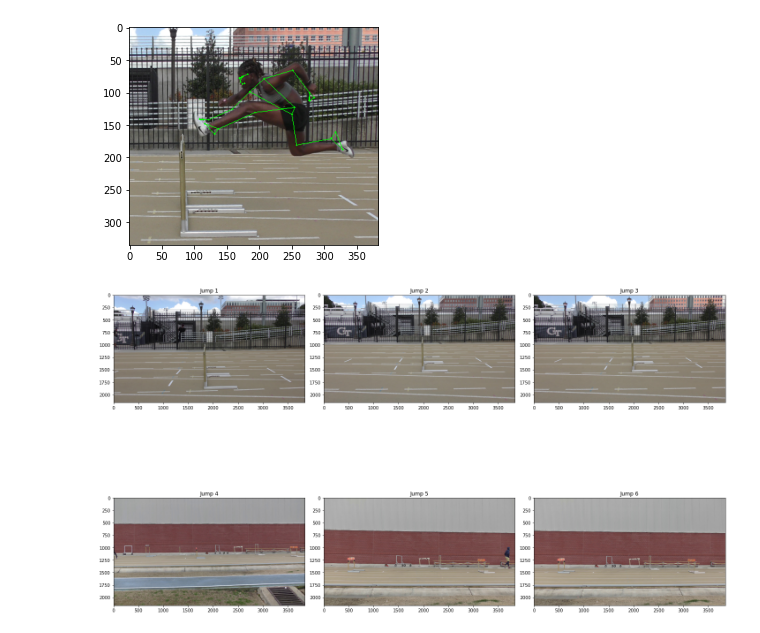
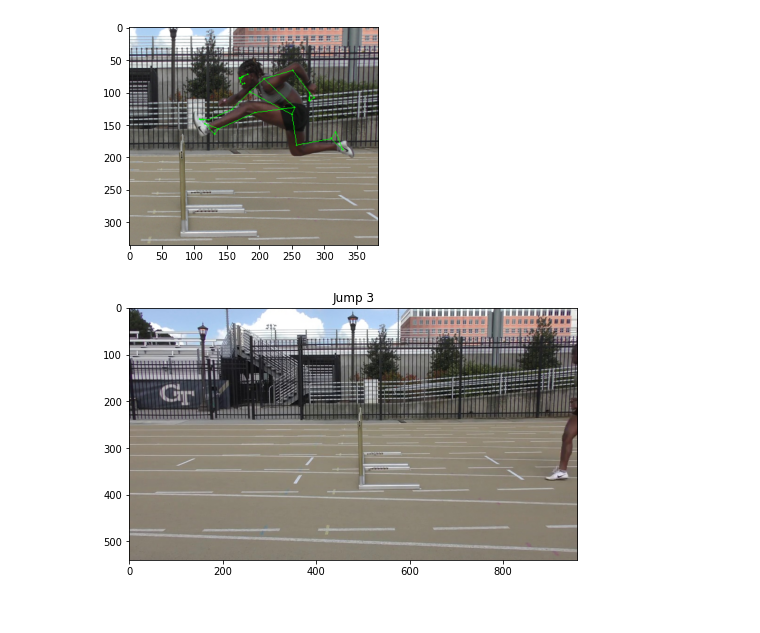
Before and after one commit to ayau/hackalytics, a Jupyter notebook: test notebook.ipynb, the cells around one changed output. Saved outputs shown, nothing was run; the diff lists cells and outputs as text; code cells hidden in the pictures.

Commit message:
jump/pixel tracking is finished for videos 1-3

```diff
--- a/test notebook.ipynb
+++ b/test notebook.ipynb
@@ -57,37 +57,37 @@ image_base_path = './sample_videos/screen_' #_.jpg
 axes=[]
 
 #total_frames = int(f.get(cv2.CAP_PROP_FRAME_COUNT))
 
 fig=plt.figure(figsize=(20, 20))
 
-for i in range(1,7):
-    video_path = video_base_path+str(i)+".mp4"
+for i in range(3,4):
+    video_path = video_base_path+str(i)+"_small.mp4"
 
 
     f = cv2.VideoCapture(video_path)
 
     #get 30th frame for safety
-    for j in range(30):
+    for j in range(220):
         rval, frame = f.read()
 
     # add dimensions to filename
     image_path = image_base_path+str(i)+"_"+str(frame.shape[0])+"x"+str(frame.shape[1])+"px.jpg"
 
     cv2.imwrite(image_path, frame)
     f.release()
 
     #img = cv2.imread(image_path)[:,:,::-1]
     axes.append( fig.add_subplot(3, 3, i) )
     subplot_title=("Jump "+str(i))
     axes[-1].set_title(subplot_title)
     img = np.array(Image.open(image_path), dtype=np.uint8)
     plt.imshow(img)
 
 
 fig.tight_layout()
 plt.show()
 # %% [output]
-[figure, old version]
+[figure, new version]
 # %%
 coor = {
     "hurdle_x": [
```
Also changed, not shown: parts of 3 cells of this notebook, 33 other files.
